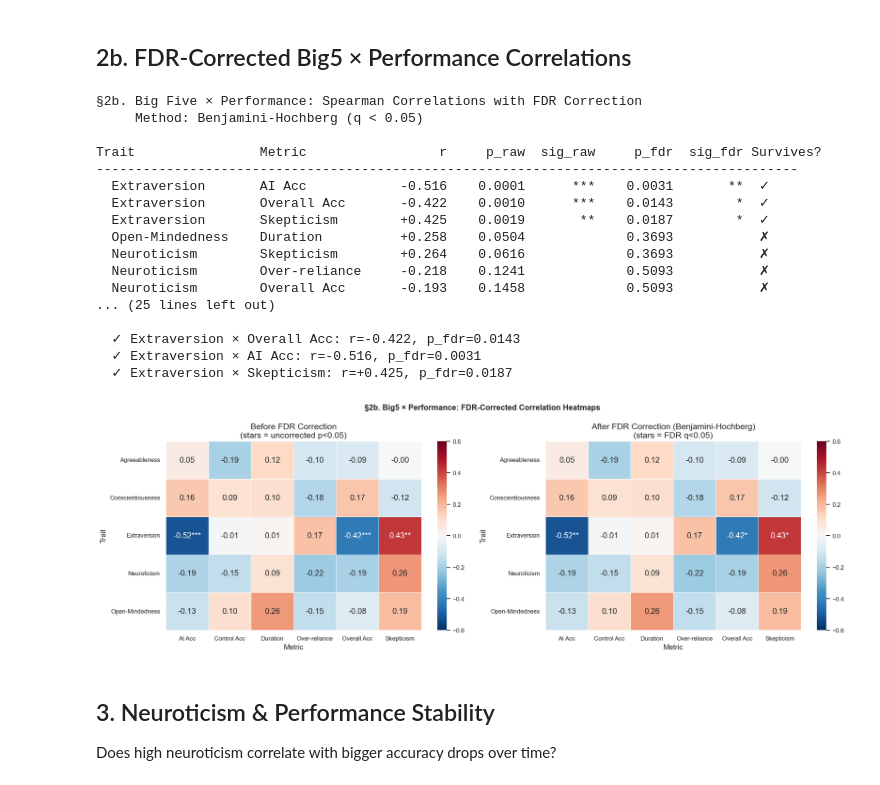
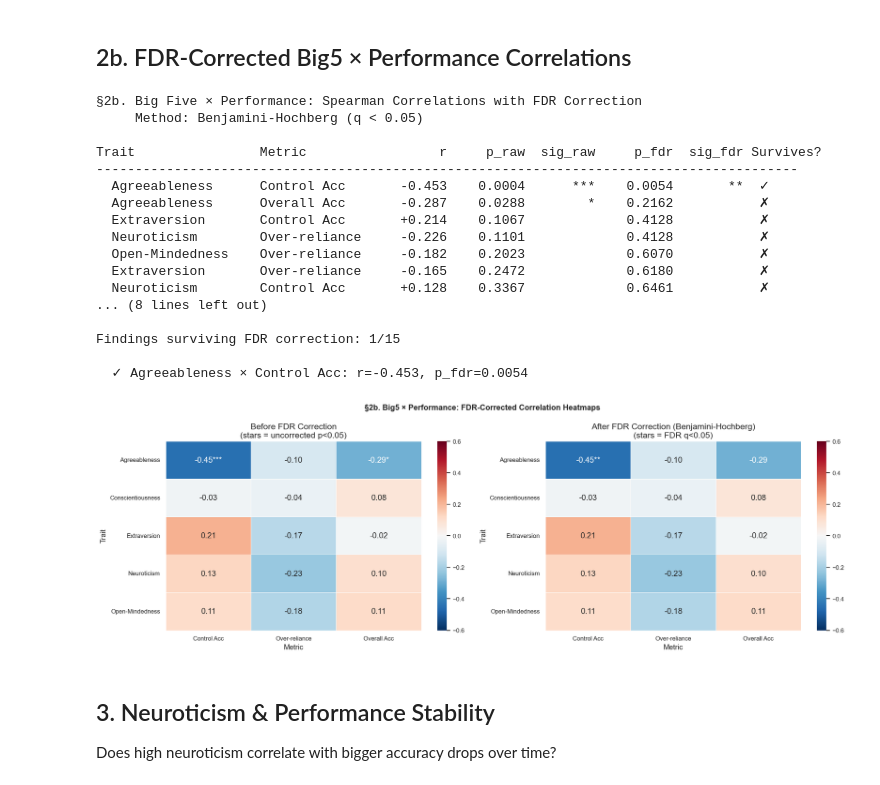
Before and after one commit to Rewoltor/PerCoTate, a Jupyter notebook: public/scripts/dataAnalysis/NB4_psychometrics.ipynb, the cells around one changed output. Drawn from its saved outputs; the diff is of its cells as text; code cells hidden in the pictures.

```diff
--- a/public/scripts/dataAnalysis/NB4_psychometrics.ipynb
+++ b/public/scripts/dataAnalysis/NB4_psychometrics.ipynb
@@ -289,10 +299,7 @@ trait_labels = ['Agreeableness', 'Conscientiousness', 'Extraversion', 'Neurotici
 performance_metrics = {
     'Overall Acc':    'overall_accuracy',
     'Control Acc':    'control_accuracy',
-    'AI Acc':         'ai_accuracy',
     'Over-reliance':  'over_reliance_rate',
-    'Skepticism':     'skepticism_rate',
-    'Duration':       'overall_mean_duration',
 }
 
 # ── Run all correlations ──
@@ -360,45 +367,45 @@ def sig_annot(r_piv, p_piv, thresh=0.05):
             try:
                 r_val = r_piv.loc[t, m]
                 p_val = p_piv.loc[t, m]
                 stars = '***' if p_val < 0.001 else ('**' if p_val < 0.01 else ('*' if p_val < 0.05 else ''))
                 annot.loc[t, m] = f'{r_val:.2f}{stars}'
             except: pass
     return annot
 
 annot_raw = sig_annot(r_pivot, p_pivot_raw)
 annot_fdr = sig_annot(r_pivot, p_pivot_fdr)
 
 sns.heatmap(r_pivot, annot=annot_raw, fmt='', cmap='RdBu_r', center=0,
             vmin=-0.6, vmax=0.6, ax=axes[0], linewidths=0.5)
 axes[0].set_title('Before FDR Correction\n(stars = uncorrected p<0.05)')
 
 sns.heatmap(r_pivot, annot=annot_fdr, fmt='', cmap='RdBu_r', center=0,
             vmin=-0.6, vmax=0.6, ax=axes[1], linewidths=0.5)
 axes[1].set_title('After FDR Correction (Benjamini-Hochberg)\n(stars = FDR q<0.05)')
 
 plt.suptitle('§2b. Big5 × Performance: FDR-Corrected Correlation Heatmaps',
              fontsize=13, fontweight='bold')
 plt.tight_layout()
 plt.show()
 # %% [output]
 §2b. Big Five × Performance: Spearman Correlations with FDR Correction
      Method: Benjamini-Hochberg (q < 0.05)
 
 Trait                Metric                 r     p_raw  sig_raw     p_fdr  sig_fdr Survives?
 ------------------------------------------------------------------------------------------
-  Extraversion       AI Acc            -0.516    0.0001      ***    0.0031       **  ✓
-  Extraversion       Overall Acc       -0.422    0.0010      ***    0.0143        *  ✓
-  Extraversion       Skepticism        +0.425    0.0019       **    0.0187        *  ✓
-  Open-Mindedness    Duration          +0.258    0.0504             0.3693           ✗
-  Neuroticism        Skepticism        +0.264    0.0616             0.3693           ✗
-  Neuroticism        Over-reliance     -0.218    0.1241             0.5093           ✗
-  Neuroticism        Overall Acc       -0.193    0.1458             0.5093           ✗
-... (25 lines left out)
+  Agreeableness      Control Acc       -0.453    0.0004      ***    0.0054       **  ✓
+  Agreeableness      Overall Acc       -0.287    0.0288        *    0.2162           ✗
+  Extraversion       Control Acc       +0.214    0.1067             0.4128           ✗
+  Neuroticism        Over-reliance     -0.226    0.1101             0.4128           ✗
+  Open-Mindedness    Over-reliance     -0.182    0.2023             0.6070           ✗
+  Extraversion       Over-reliance     -0.165    0.2472             0.6180           ✗
+  Neuroticism        Control Acc       +0.128    0.3367             0.6461           ✗
+... (8 lines left out)
 
-  ✓ Extraversion × Overall Acc: r=-0.422, p_fdr=0.0143
-  ✓ Extraversion × AI Acc: r=-0.516, p_fdr=0.0031
-  ✓ Extraversion × Skepticism: r=+0.425, p_fdr=0.0187
+Findings surviving FDR correction: 1/15
+
+  ✓ Agreeableness × Control Acc: r=-0.453, p_fdr=0.0054
-[figure, old version]
+[figure, new version]
 # %% [markdown]
 ## 3. Neuroticism & Performance Stability
 
```
Also changed, not shown: parts of 10 cells of this notebook, 18 other files.
